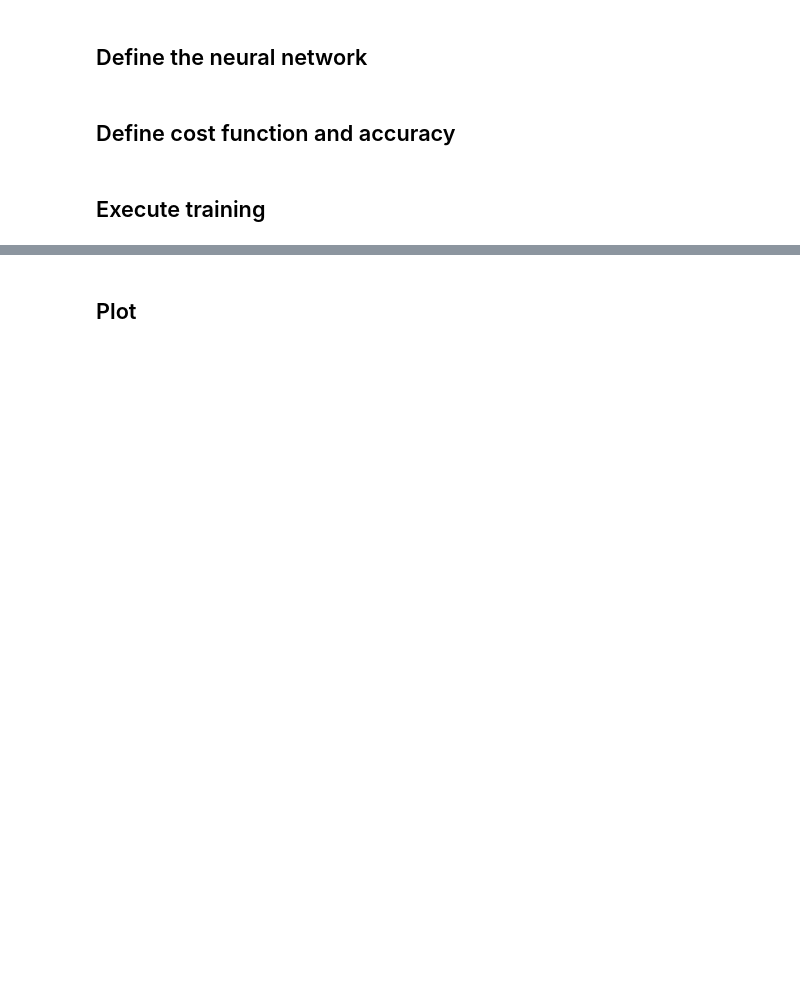
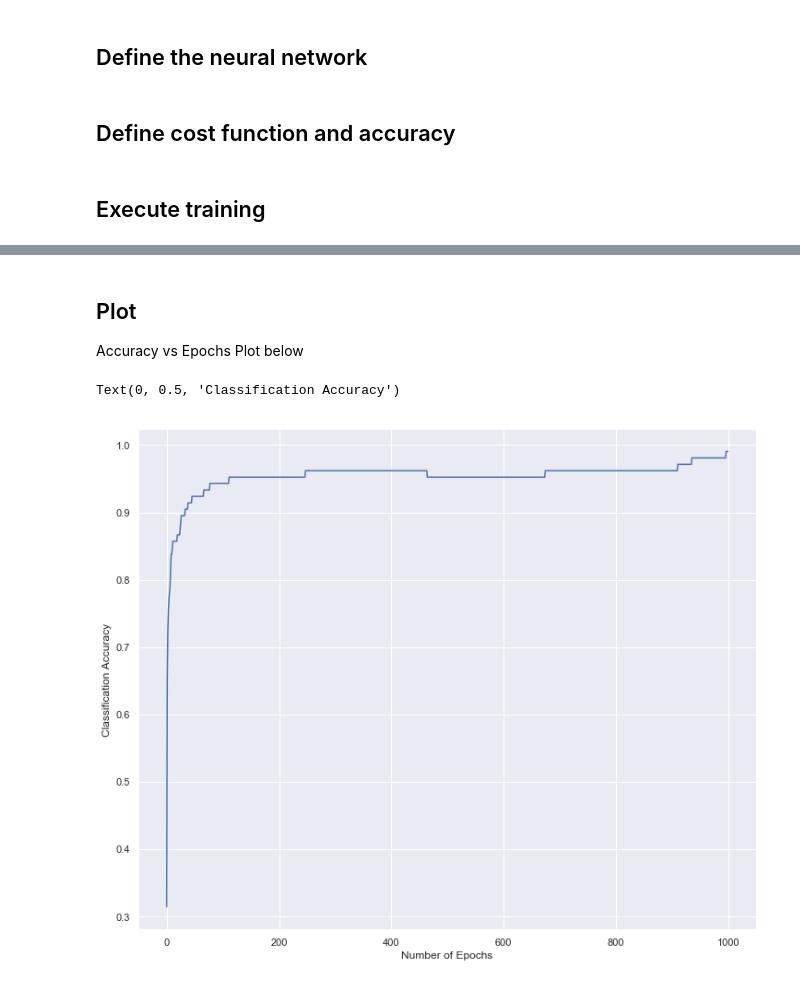
Before and after one commit to dcashon/spr2019_ee596, a Jupyter notebook: hw1/HW1_Iris.ipynb, the cells around one changed output, grey strips where cells are left out. Drawn from its saved outputs; the diff is of its cells as text; code cells hidden in the pictures; blank space fills up the shorter version.

```diff
--- a/hw1/HW1_Iris.ipynb
+++ b/hw1/HW1_Iris.ipynb
@@ -196,6 +385,46 @@ tf.reset_default_graph()
 # %% [markdown]
 <h2>Define the neural network</h2>
+# %%
+# first layer
+n1_out = tf.nn.relu(tf.add(tf.matmul(x_in, w1), b1))
+# second layer
+n2_out = tf.nn.relu(tf.add(tf.matmul(n1_out, w2), b2))
+# output layer, leave softmax to tensorflow
+out = tf.add(tf.matmul(n2_out, w_out), b_out)
 # %% [markdown]
 <h2>Define cost function and accuracy</h2>
+# %%
+# cost function
+cost = tf.reduce_mean(tf.nn.softmax_cross_entropy_with_logits_v2(labels=y_hat, logits=out))
+# optimize with standard gradient
+optimizer = tf.train.GradientDescentOptimizer(learning_rate=lr)
+train_op = optimizer.minimize(cost)
+
+# compare the predicted labels with true labels
+correct_pred = tf.equal(tf.argmax(out,1),tf.argmax(y_hat,1))
+
+# compute the accuracy by taking average
+accuracy = tf.reduce_mean(tf.cast(correct_pred,tf.float32),name='accuracy')
 # %% [markdown]
 <h2>Execute training</h2>
+# %%
+# D. Cashon
+# Success depends somewhat on initialization. If poor, run again. (Observe stuck at 0.38)
+init = tf.global_variables_initializer()
+acc_holder = []
+with tf.Session() as sess:
+    sess.run(init)
+    for i in range(num_epochs):
+        # train
+        sess.run(train_op, feed_dict={x_in: x_train_3, y_hat: y_train_3})
+        acc = sess.run(accuracy, feed_dict={x_in: x_train_3, y_hat: y_train_3})
+        acc_holder.append(acc) # slower to compute accuracy each time, but OK
+        if i % 100 == 0:
+            # print accuracy
+            print('Accuracy: ')
+            print(acc)
+            #print('Cost: ')
+            #print(sess.run(cost, feed_dict={x_in: x_train_3, y_hat: y_train_3}))
+    # test accuracy
+    print('Test Data Accuracy:' )
+    print(sess.run(accuracy, feed_dict={x_in: x_test_3, y_hat: y_test_3}))
@@ -202,2 +449,12 @@ tf.reset_default_graph()
 # %% [markdown]
 <h2>Plot</h2>
+
+Accuracy vs Epochs Plot below
+# %%
+plt.figure(1, figsize=(12,10))
+plt.plot(np.arange(len(acc_holder)), acc_holder)
+plt.xlabel('Number of Epochs')
+plt.ylabel('Classification Accuracy')
+# %% [output]
+Text(0, 0.5, 'Classification Accuracy')
+[figure, added]
```
Also changed, not shown: parts of 24 cells of this notebook, 5 other files.
